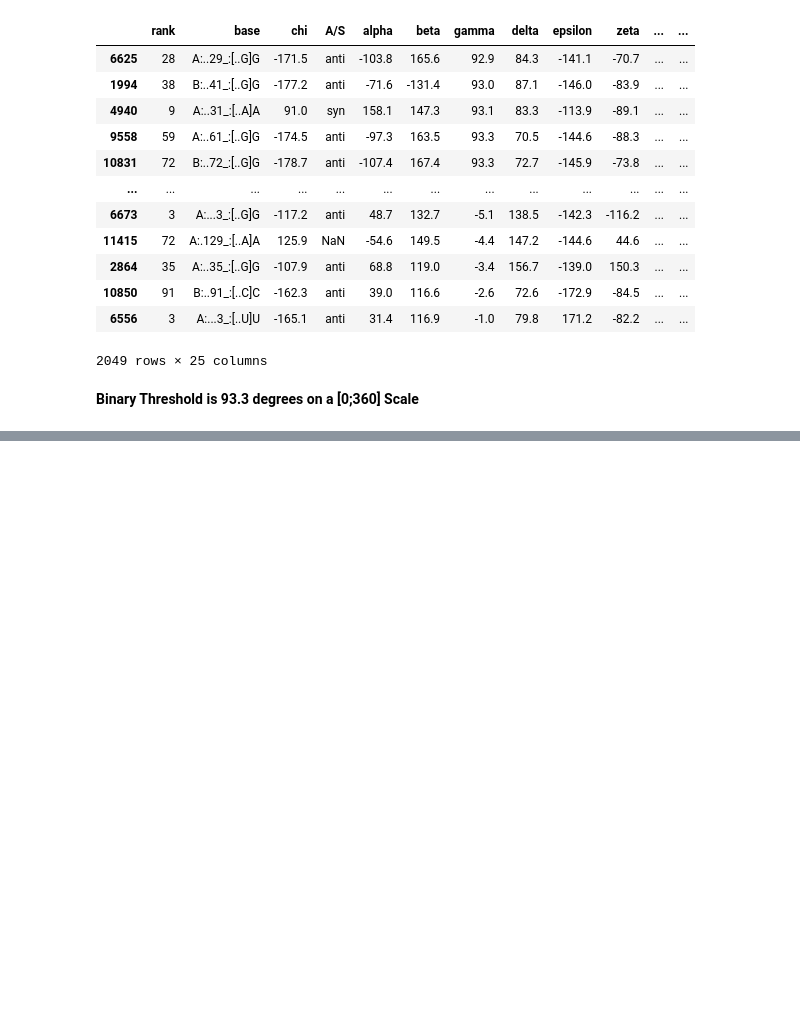
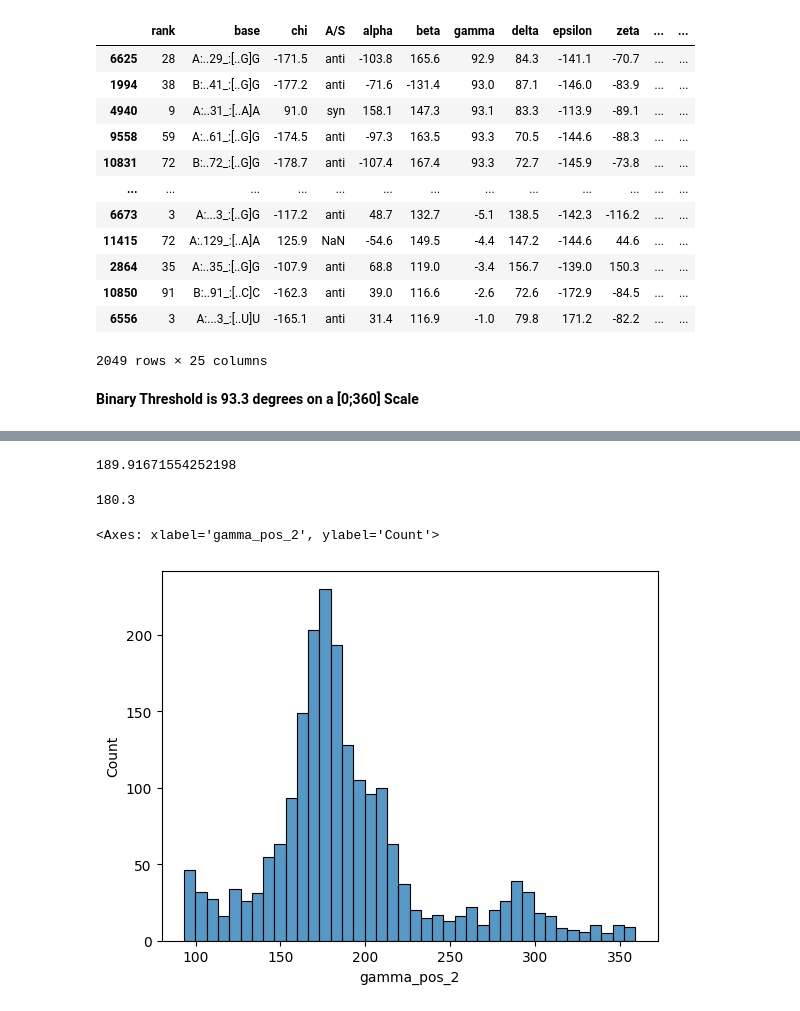
Before and after one commit to fedor-grigoryev/rna_angle_prediction, a Jupyter notebook: discretization_research/Discretization_Research.ipynb, the cells around one changed output, grey strips where cells are left out. Drawn from its saved outputs; the diff is of its cells as text; code cells hidden in the pictures; blank space fills up the shorter version.

```diff
--- a/discretization_research/Discretization_Research.ipynb
+++ b/discretization_research/Discretization_Research.ipynb
@@ -462,0 +531,3 @@ df.sort_values('gamma_pos_2').to_csv('3_clusters.csv')
+# %%
+df12 = df[(df['cluster'] == 1) | (df['cluster'] == 2)]
+df12
@@ -462,0 +560,13 @@ df.sort_values('gamma_pos_2').to_csv('3_clusters.csv')
+# %%
+df12['gamma_pos_2'].mean()
+# %% [output]
+189.91671554252198
+# %%
+df12['gamma_pos_2'].median()
+# %% [output]
+180.3
+# %%
+sns.histplot(data = df12, x = 'gamma_pos_2')
+# %% [output]
+<Axes: xlabel='gamma_pos_2', ylabel='Count'>
+[figure, added]
```
Also changed, not shown: parts of 31 cells of this notebook, 1 other file.
